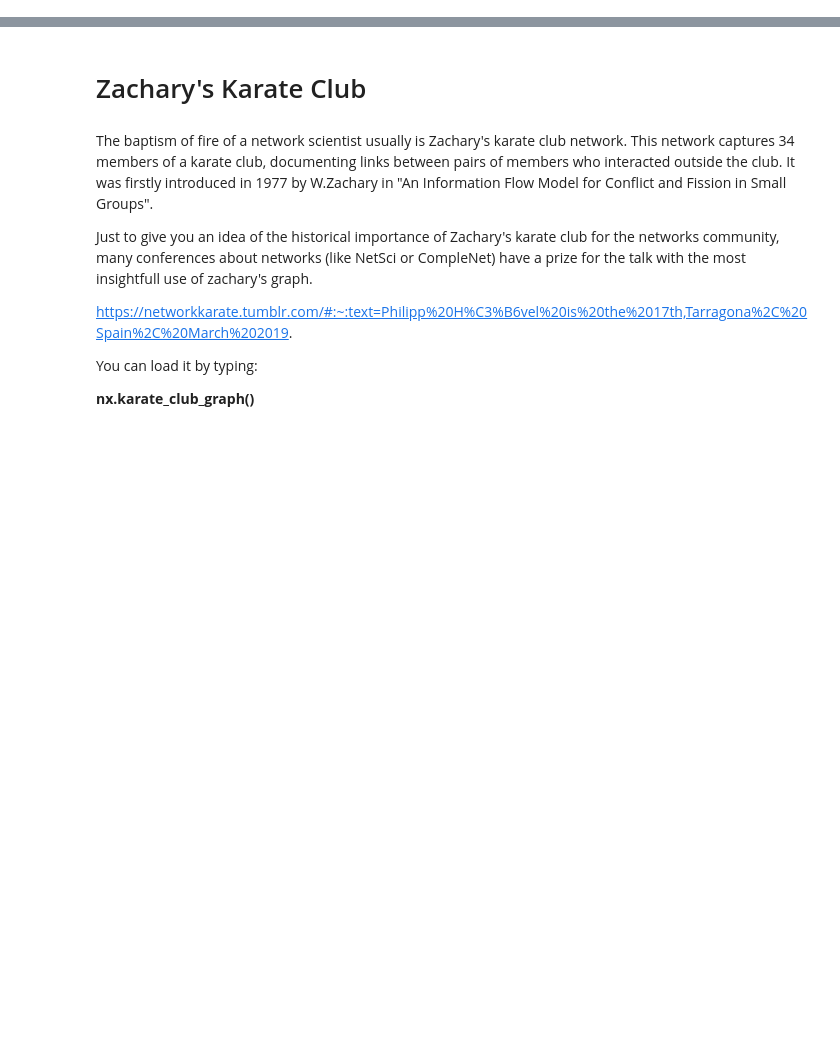
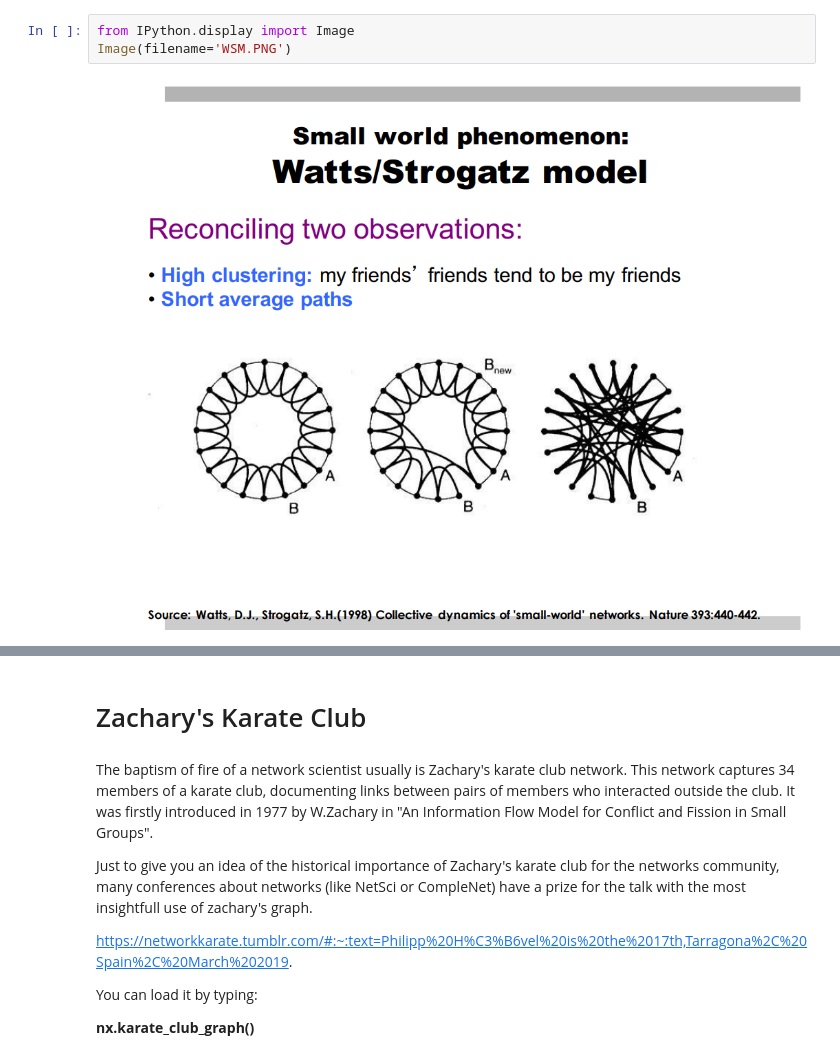
Before and after one commit to MatteoSerafino/Python-Networks, a Jupyter notebook: part_2_Real_World_Networks.ipynb, the cells around one changed output, grey strips where cells are left out. Saved outputs shown, nothing was run; the diff lists cells and outputs as text; blank space fills up the shorter version.

```diff
--- a/part_2_Real_World_Networks.ipynb
+++ b/part_2_Real_World_Networks.ipynb
@@ -5,0 +28,5 @@ import numpy as np
+# %%
+from IPython.display import Image
+Image(filename='WSM.PNG')
+# %% [output]
+[figure, added]
```
Also changed, not shown: parts of 48 cells of this notebook.
